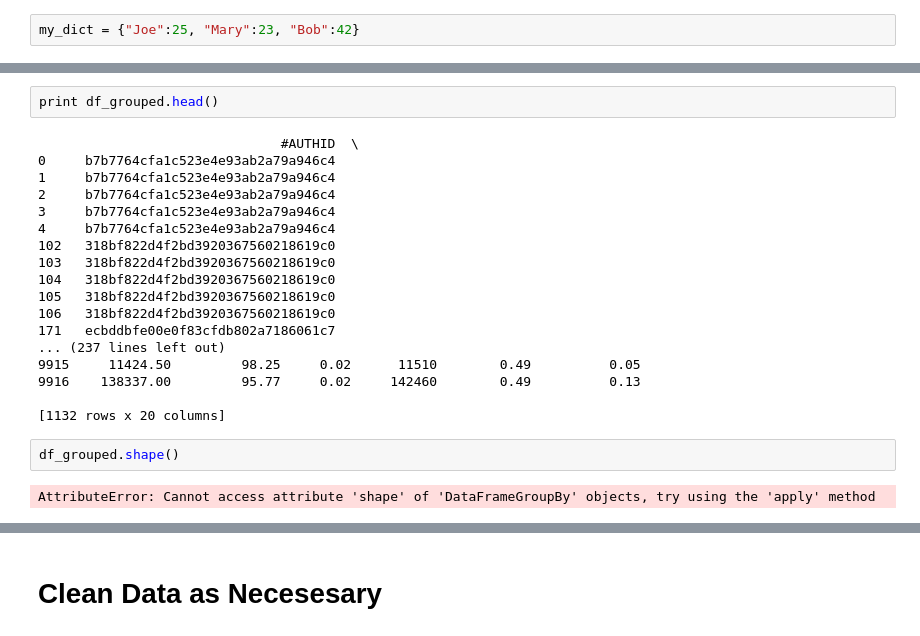
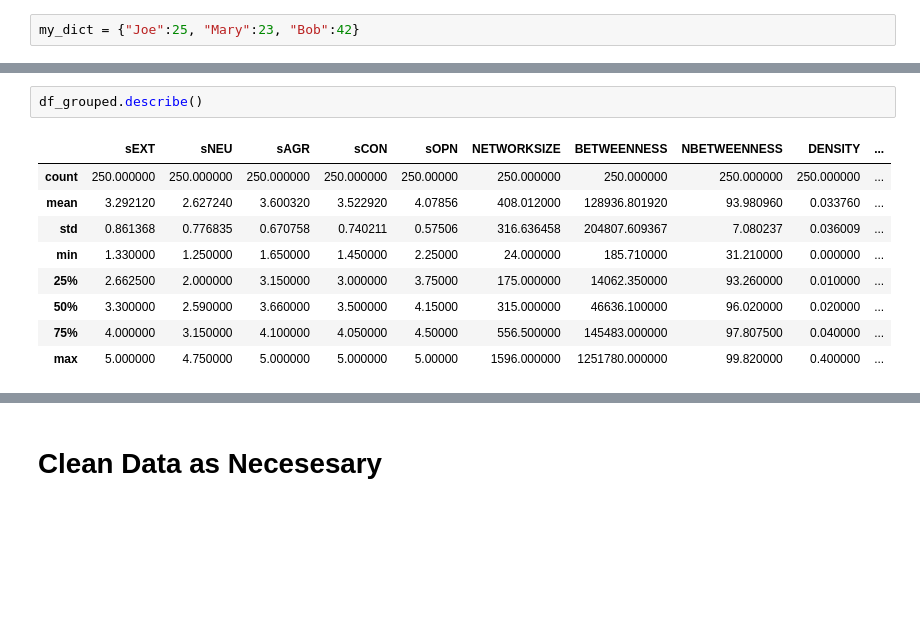
Before and after one commit to zhannar/WorkInProgressMetis, a Jupyter notebook: 02 - Project Luther - Regression/02 - Luther Project (Personality & Centrality).ipynb, the cells around one changed output, grey strips where cells are left out. Cells and saved outputs as stored; diff of their text form; blank space fills up the shorter version.

```diff
--- a/02 - Project Luther - Regression/02 - Luther Project (Personality & Centrality).ipynb
+++ b/02 - Project Luther - Regression/02 - Luther Project (Personality & Centrality).ipynb
@@ -78,24 +82,12 @@ df_grouped = df_raw.groupby("#AUTHID", as_index = False)
-# %%
-print df_grouped.head()
-# %% [output]
-                               #AUTHID  \
-0     b7b7764cfa1c523e4e93ab2a79a946c4
-1     b7b7764cfa1c523e4e93ab2a79a946c4
-2     b7b7764cfa1c523e4e93ab2a79a946c4
-3     b7b7764cfa1c523e4e93ab2a79a946c4
-4     b7b7764cfa1c523e4e93ab2a79a946c4
-102   318bf822d4f2bd3920367560218619c0
-103   318bf822d4f2bd3920367560218619c0
-104   318bf822d4f2bd3920367560218619c0
-105   318bf822d4f2bd3920367560218619c0
-106   318bf822d4f2bd3920367560218619c0
-171   ecbddbfe00e0f83cfdb802a7186061c7
-... (237 lines left out)
-9915     11424.50         98.25     0.02      11510        0.49          0.05
-9916    138337.00         95.77     0.02     142460        0.49          0.13
-
-[1132 rows x 20 columns]
 # %%
-df_grouped.shape()
+df_grouped.describe()
 # %% [output]
-AttributeError: Cannot access attribute 'shape' of 'DataFrameGroupBy' objects, try using the 'apply' method
+|  | sEXT | sNEU | sAGR | sCON | sOPN | NETWORKSIZE | BETWEENNESS | NBETWEENNESS | DENSITY | ... |
+| count | 250.000000 | 250.000000 | 250.000000 | 250.000000 | 250.00000 | 250.000000 | 250.000000 | 250.000000 | 250.000000 | ... |
+| mean | 3.292120 | 2.627240 | 3.600320 | 3.522920 | 4.07856 | 408.012000 | 128936.801920 | 93.980960 | 0.033760 | ... |
+| std | 0.861368 | 0.776835 | 0.670758 | 0.740211 | 0.57506 | 316.636458 | 204807.609367 | 7.080237 | 0.036009 | ... |
+| min | 1.330000 | 1.250000 | 1.650000 | 1.450000 | 2.25000 | 24.000000 | 185.710000 | 31.210000 | 0.000000 | ... |
+| 25% | 2.662500 | 2.000000 | 3.150000 | 3.000000 | 3.75000 | 175.000000 | 14062.350000 | 93.260000 | 0.010000 | ... |
+| 50% | 3.300000 | 2.590000 | 3.660000 | 3.500000 | 4.15000 | 315.000000 | 46636.100000 | 96.020000 | 0.020000 | ... |
+| 75% | 4.000000 | 3.150000 | 4.100000 | 4.050000 | 4.50000 | 556.500000 | 145483.000000 | 97.807500 | 0.040000 | ... |
+| max | 5.000000 | 4.750000 | 5.000000 | 5.000000 | 5.00000 | 1596.000000 | 1251780.000000 | 99.820000 | 0.400000 | ... |
```
Also changed, not shown: parts of 32 cells of this notebook, 3 other files.
